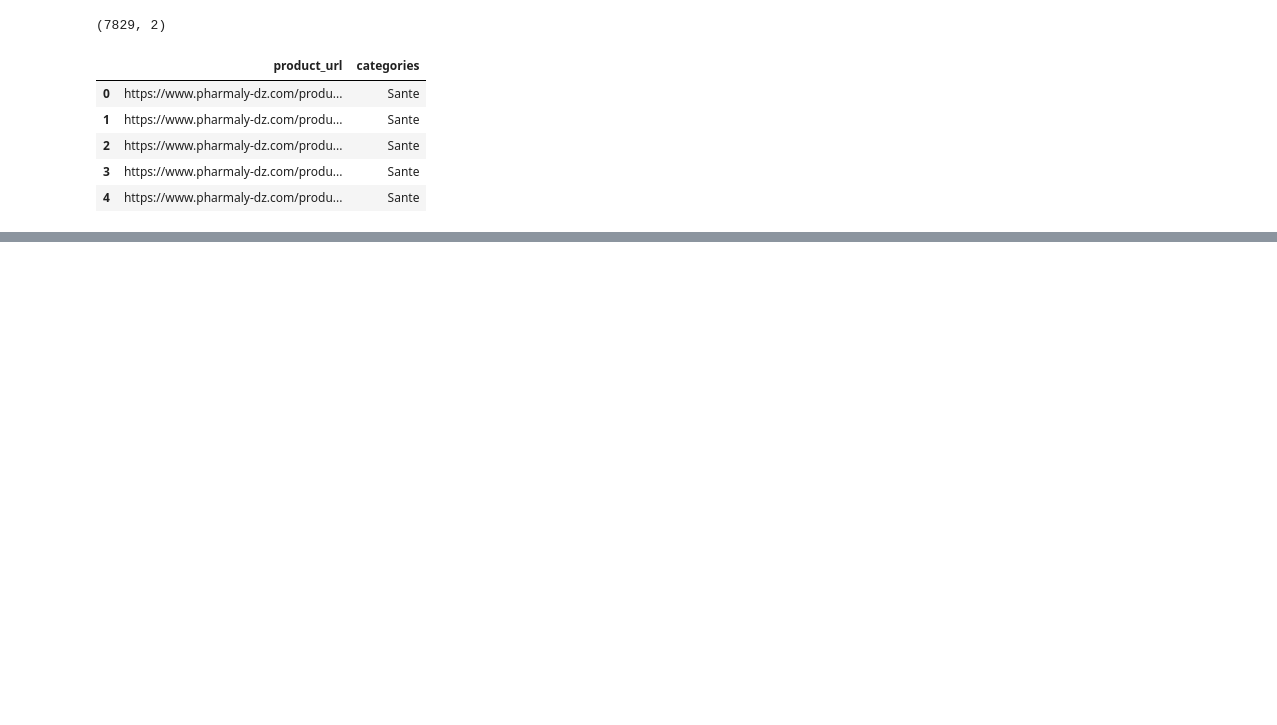
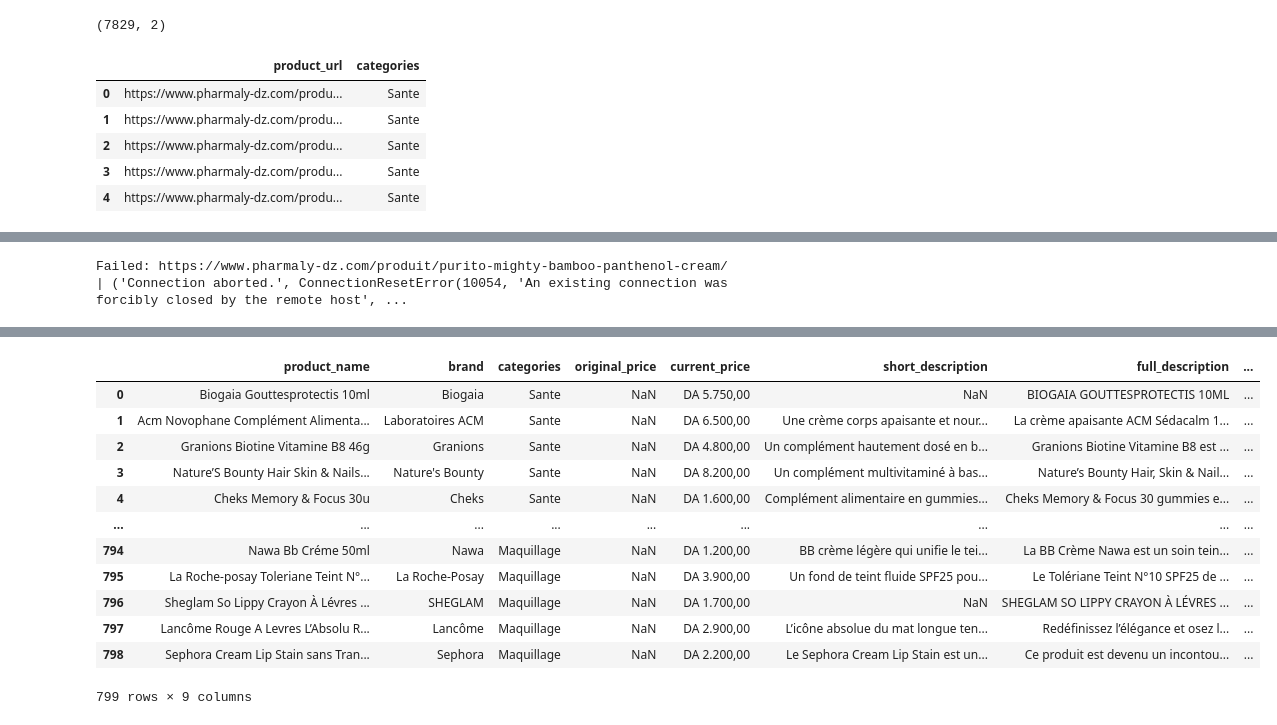
Before and after one commit to nesrineoulhadj/python-scraper, a Jupyter notebook: scraper.ipynb, the cells around one changed output, grey strips where cells are left out. Saved outputs shown, nothing was run; the diff lists cells and outputs as text; code cells hidden in the pictures; blank space fills up the shorter version.

Commit message:
Update scraper notebook

```diff
--- a/scraper.ipynb
+++ b/scraper.ipynb
@@ -1250,0 +1336,36 @@ urls_df.head()
+# %%
+from tqdm import tqdm
+import time
+
+products = []
+
+for _, row in tqdm(
+    sample_df.iterrows(),
+    total=len(sample_df),
+    desc="Scraping products"
+):
+    product = scrape_product_page(
+        row["product_url"],
+        row["categories"].split(", ")
+    )
+
+    if product:
+        products.append(product)
+
+    time.sleep(1)
+# %% [output]
+Failed: https://www.pharmaly-dz.com/produit/purito-mighty-bamboo-panthenol-cream/ | ('Connection aborted.', ConnectionResetError(10054, 'An existing connection was forcibly closed by the remote host', ...
+# %%
+products_df = pd.DataFrame(products)
+
+products_df.to_csv(
+    "pharmaly_products_800.csv",
+    index=False,
+    encoding="utf-8-sig"
+)
+
+print("Successfully scraped:", len(products_df))
+print("Columns:", products_df.columns.tolist())
+
+products_df
+# %% [output]
@@ -1250,0 +1374,13 @@ urls_df.head()
+|  | product_name | brand | categories | original_price | current_price | short_description | full_description | ... |
+| 0 | Biogaia Gouttesprotectis 10ml | Biogaia | Sante | NaN | DA 5.750,00 | NaN | BIOGAIA GOUTTESPROTECTIS 10ML | ... |
+| 1 | Acm Novophane Complément Alimenta... | Laboratoires ACM | Sante | NaN | DA 6.500,00 | Une crème corps apaisante et nour... | La crème apaisante ACM Sédacalm 1... | ... |
+| 2 | Granions Biotine Vitamine B8 46g | Granions | Sante | NaN | DA 4.800,00 | Un complément hautement dosé en b... | Granions Biotine Vitamine B8 est ... | ... |
+| 3 | Nature’S Bounty Hair Skin & Nails... | Nature's Bounty | Sante | NaN | DA 8.200,00 | Un complément multivitaminé à bas... | Nature’s Bounty Hair, Skin & Nail... | ... |
+| 4 | Cheks Memory & Focus 30u | Cheks | Sante | NaN | DA 1.600,00 | Complément alimentaire en gummies... | Cheks Memory & Focus 30 gummies e... | ... |
+| ... | ... | ... | ... | ... | ... | ... | ... | ... |
+| 794 | Nawa Bb Créme 50ml | Nawa | Maquillage | NaN | DA 1.200,00 | BB crème légère qui unifie le tei... | La BB Crème Nawa est un soin tein... | ... |
+| 795 | La Roche-posay Toleriane Teint N°... | La Roche-Posay | Maquillage | NaN | DA 3.900,00 | Un fond de teint fluide SPF25 pou... | Le Tolériane Teint N°10 SPF25 de ... | ... |
+| 796 | Sheglam So Lippy Crayon À Lévres ... | SHEGLAM | Maquillage | NaN | DA 1.700,00 | NaN | SHEGLAM SO LIPPY CRAYON À LÉVRES ... | ... |
+| 797 | Lancôme Rouge A Levres L’Absolu R... | Lancôme | Maquillage | NaN | DA 2.900,00 | L’icône absolue du mat longue ten... | Redéfinissez l’élégance et osez l... | ... |
+| 798 | Sephora Cream Lip Stain sans Tran... | Sephora | Maquillage | NaN | DA 2.200,00 | Le Sephora Cream Lip Stain est un... | Ce produit est devenu un incontou... | ... |
+799 rows × 9 columns
```
Also changed, not shown: parts of 5 cells of this notebook.
